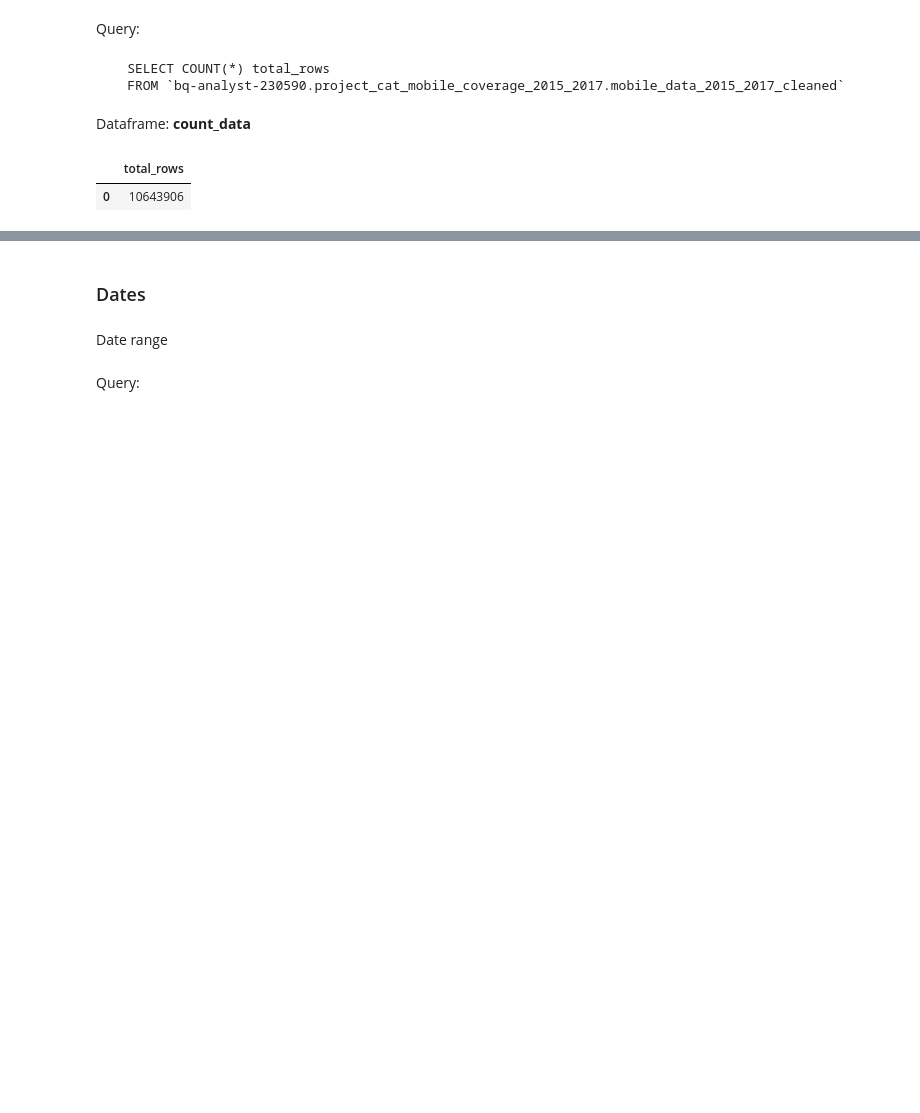
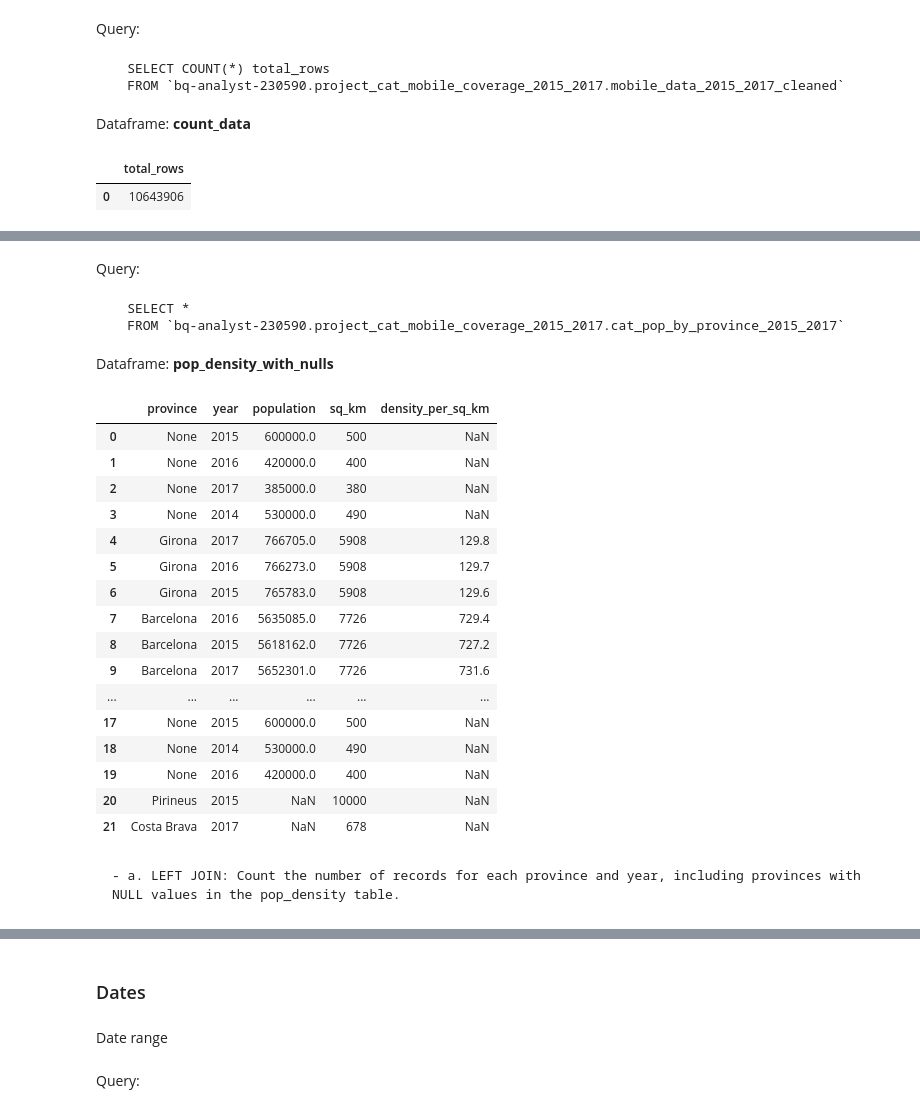
Before and after one commit to alleida23/Catalonian_Mobile_Coverage_2015_2017, a Jupyter notebook: 2. Python Exploratory Data Analysis.ipynb, the cells around one changed output, grey strips where cells are left out. Drawn from its saved outputs; the diff is of its cells as text; code cells hidden in the pictures; blank space fills up the shorter version.

```diff
--- a/2. Python Exploratory Data Analysis.ipynb
+++ b/2. Python Exploratory Data Analysis.ipynb
@@ -51,0 +16,9 @@ Dataframe: **mob_cov_data**
+# %%
+# Catalonian mobile coverage (2015-2017)
+mobile_data_cleaned = "bq-analyst-230590.project_cat_mobile_coverage_2015_2017.mobile_data_2015_2017_cleaned"
+
+# Per capita income by catalan province (2015-2017)
+percapita_income = "bq-analyst-230590.project_cat_mobile_coverage_2015_2017.cat_percapita_income_by_province_2015_2017"
+
+# Catalan population and density by province (2015-2017)
+pop_density = "bq-analyst-230590.project_cat_mobile_coverage_2015_2017.cat_pop_by_province_2015_2017"
@@ -83,0 +588,36 @@ Dataframe: **count_data**
+# %%
+# Check updated pop_density dataset
+
+query = f"""
+    SELECT *
+    FROM `{pop_density}`
+    """
+# DataFrame name
+df_name = "pop_density_with_nulls"
+
+# Execute the query and store the result in the DataFrame
+query_df(query, df_name)
+# %% [output]
+Query:
+    SELECT *
+    FROM `bq-analyst-230590.project_cat_mobile_coverage_2015_2017.cat_pop_by_province_2015_2017`
+Dataframe: **pop_density_with_nulls**
+|  | province | year | population | sq_km | density_per_sq_km |
+| 0 | None | 2015 | 600000.0 | 500 | NaN |
+| 1 | None | 2016 | 420000.0 | 400 | NaN |
+| 2 | None | 2017 | 385000.0 | 380 | NaN |
+| 3 | None | 2014 | 530000.0 | 490 | NaN |
+| 4 | Girona | 2017 | 766705.0 | 5908 | 129.8 |
+| 5 | Girona | 2016 | 766273.0 | 5908 | 129.7 |
+| 6 | Girona | 2015 | 765783.0 | 5908 | 129.6 |
+| 7 | Barcelona | 2016 | 5635085.0 | 7726 | 729.4 |
+| 8 | Barcelona | 2015 | 5618162.0 | 7726 | 727.2 |
+| 9 | Barcelona | 2017 | 5652301.0 | 7726 | 731.6 |
+| ... | ... | ... | ... | ... | ... |
+| 17 | None | 2015 | 600000.0 | 500 | NaN |
+| 18 | None | 2014 | 530000.0 | 490 | NaN |
+| 19 | None | 2016 | 420000.0 | 400 | NaN |
+| 20 | Pirineus | 2015 | NaN | 10000 | NaN |
+| 21 | Costa Brava | 2017 | NaN | 678 | NaN |
+# %% [markdown]
+    - a. LEFT JOIN: Count the number of records for each province and year, including provinces with NULL values in the pop_density table.
```
Also changed, not shown: parts of 51 cells of this notebook.
